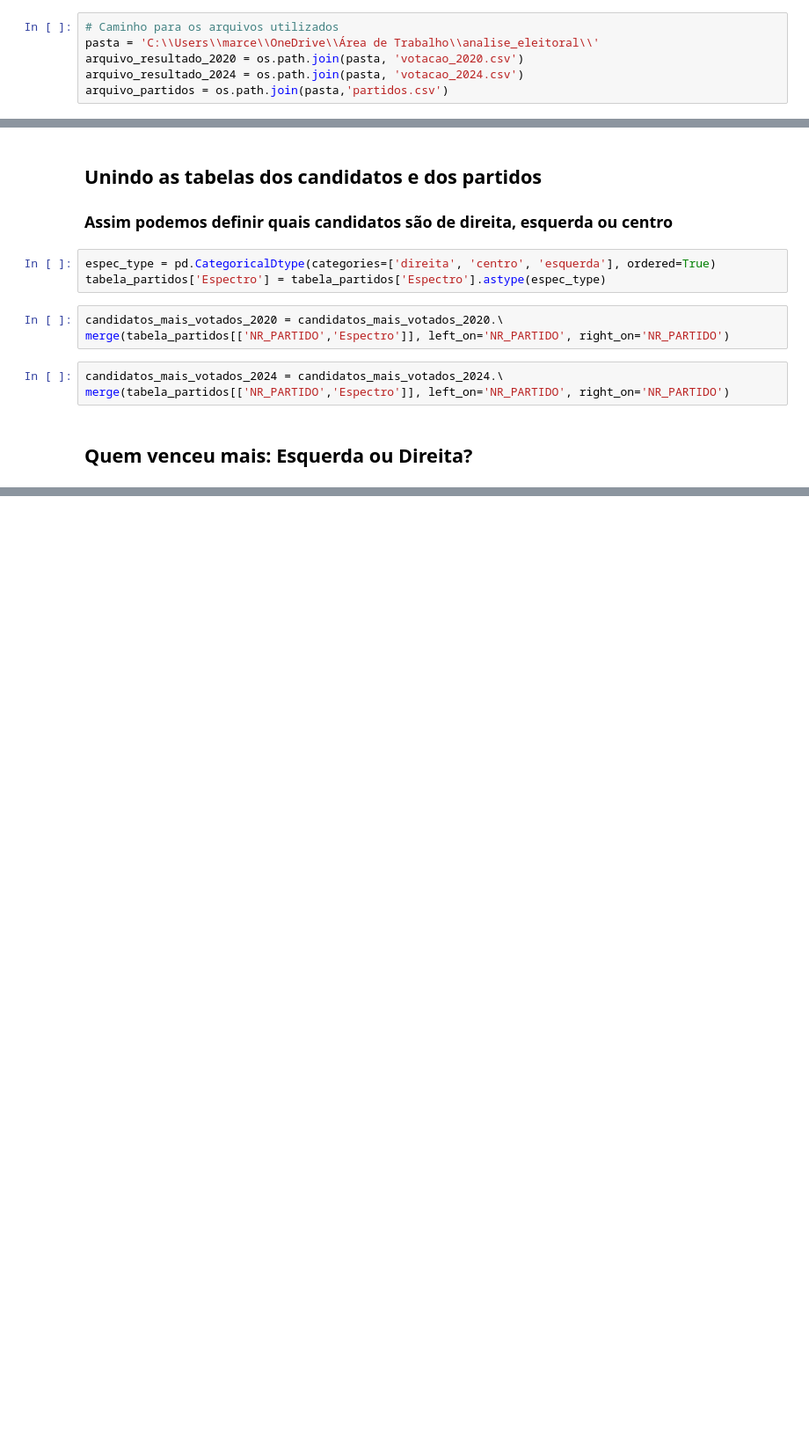
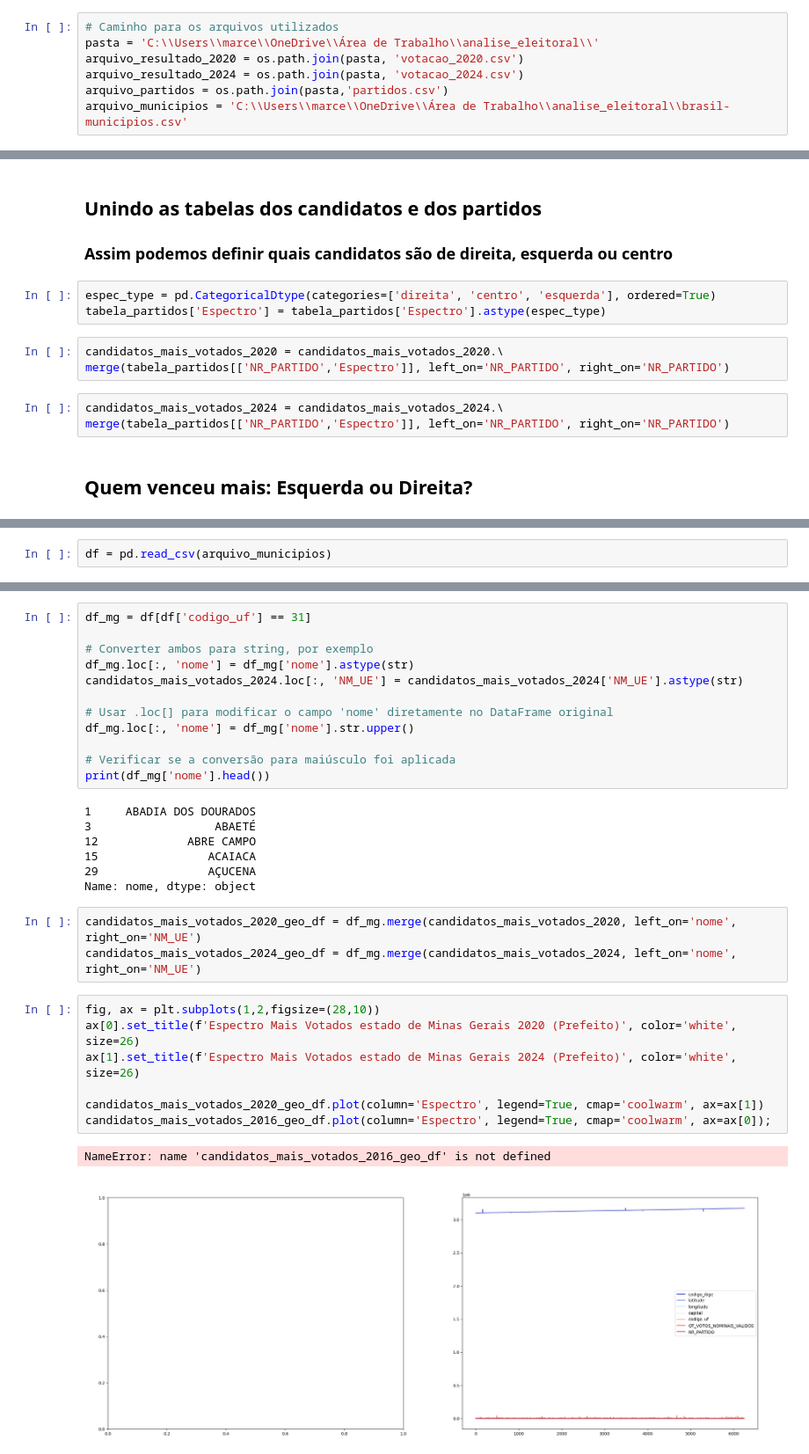
Before and after one commit to MarcelFeo/analise_eleitoral_mg, a Jupyter notebook: main.ipynb, the cells around one changed output, grey strips where cells are left out. Shown at 88% size. Saved outputs shown, nothing was run; the diff lists cells and outputs as text; blank space fills up the shorter version.

Commit message:
começando fazer o gráfico de minas

```diff
--- a/main.ipynb
+++ b/main.ipynb
@@ -36,6 +36,7 @@ pasta = 'C:\\Users\\marce\\OneDrive\\Área de Trabalho\\analise_eleitoral\\'
 arquivo_resultado_2020 = os.path.join(pasta, 'votacao_2020.csv')
 arquivo_resultado_2024 = os.path.join(pasta, 'votacao_2024.csv')
 arquivo_partidos = os.path.join(pasta,'partidos.csv')
+arquivo_municipios = 'C:\\Users\\marce\\OneDrive\\Área de Trabalho\\analise_eleitoral\\brasil-municipios.csv'
 # %%
 # Alterando formato de exibição dos gráficos do Pandas
 pd.options.plotting.backend = 'plotly'
@@ -153,0 +159,2 @@ merge(tabela_partidos[['NR_PARTIDO','Espectro']], left_on='NR_PARTIDO', right_on
+# %%
+df = pd.read_csv(arquivo_municipios)
@@ -153,0 +165,32 @@ merge(tabela_partidos[['NR_PARTIDO','Espectro']], left_on='NR_PARTIDO', right_on
+# %%
+df_mg = df[df['codigo_uf'] == 31]
+
+# Converter ambos para string, por exemplo
+df_mg.loc[:, 'nome'] = df_mg['nome'].astype(str)
+candidatos_mais_votados_2024.loc[:, 'NM_UE'] = candidatos_mais_votados_2024['NM_UE'].astype(str)
+
+# Usar .loc[] para modificar o campo 'nome' diretamente no DataFrame original
+df_mg.loc[:, 'nome'] = df_mg['nome'].str.upper()
+
+# Verificar se a conversão para maiúsculo foi aplicada
+print(df_mg['nome'].head())
+# %% [output]
+1     ABADIA DOS DOURADOS
+3                  ABAETÉ
+12             ABRE CAMPO
+15                ACAIACA
+29                AÇUCENA
+Name: nome, dtype: object
+# %%
+candidatos_mais_votados_2020_geo_df = df_mg.merge(candidatos_mais_votados_2020, left_on='nome', right_on='NM_UE')
+candidatos_mais_votados_2024_geo_df = df_mg.merge(candidatos_mais_votados_2024, left_on='nome', right_on='NM_UE')
+# %%
+fig, ax = plt.subplots(1,2,figsize=(28,10))
+ax[0].set_title(f'Espectro Mais Votados estado de Minas Gerais 2020 (Prefeito)', color='white', size=26)
+ax[1].set_title(f'Espectro Mais Votados estado de Minas Gerais 2024 (Prefeito)', color='white', size=26)
+
+candidatos_mais_votados_2020_geo_df.plot(column='Espectro', legend=True, cmap='coolwarm', ax=ax[1])
+candidatos_mais_votados_2016_geo_df.plot(column='Espectro', legend=True, cmap='coolwarm', ax=ax[0]);
+# %% [output]
+NameError: name 'candidatos_mais_votados_2016_geo_df' is not defined
+[figure, added]
```
Also changed, not shown: parts of 3 cells of this notebook, 3 other files.
